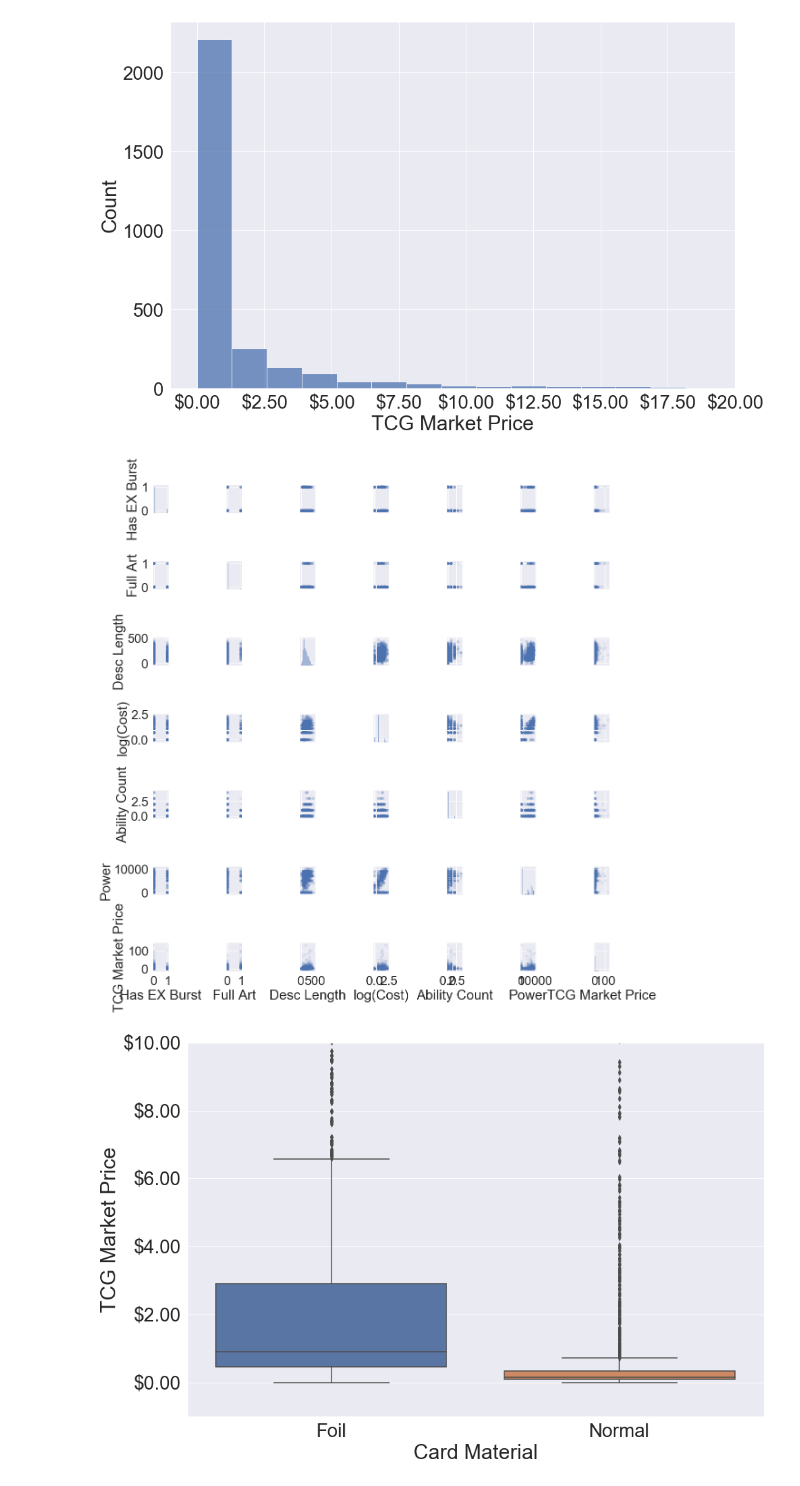
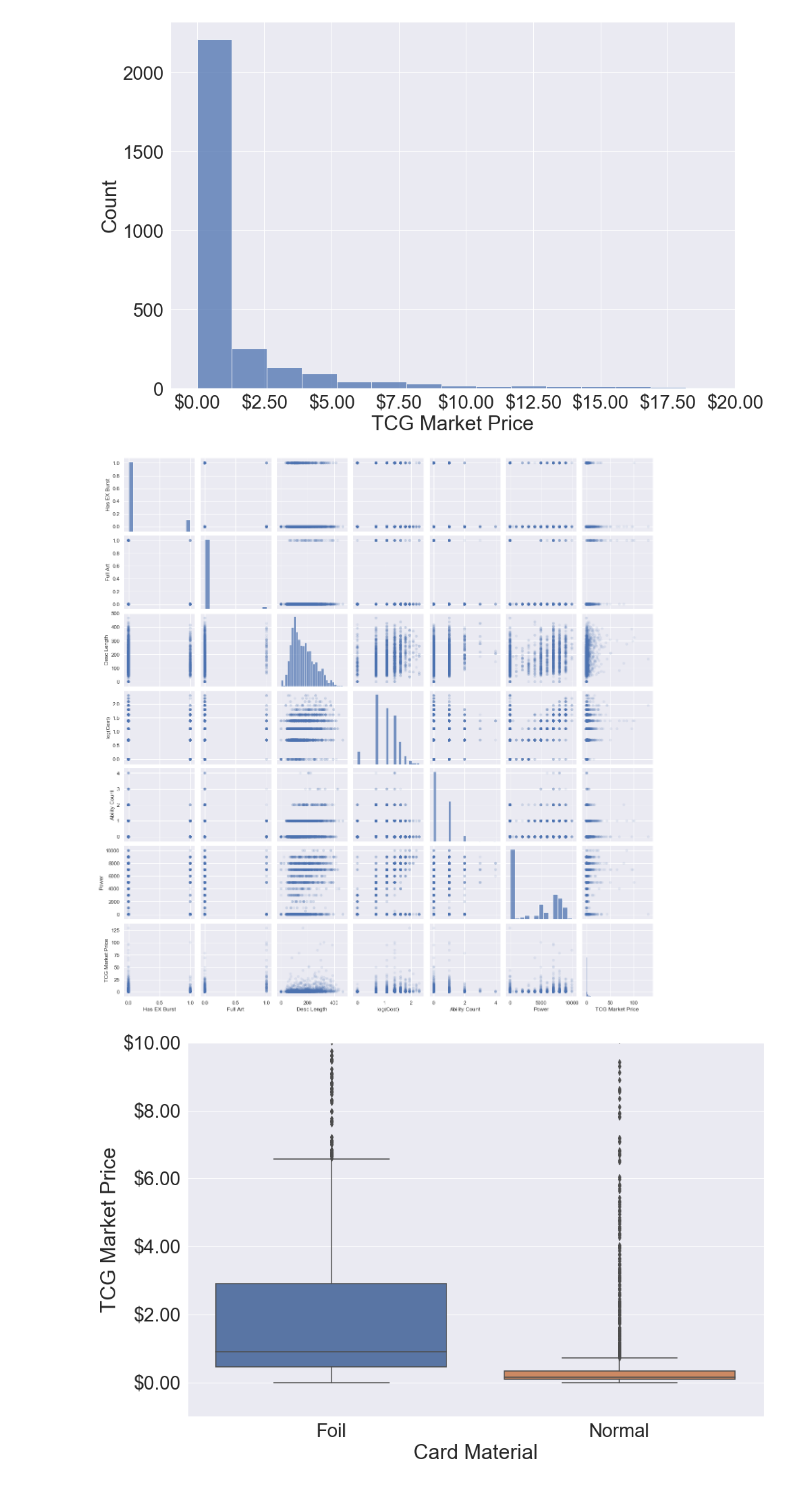
Before and after one commit to warren-andrew/lin-reg-tcg, a Jupyter notebook: Data Cleaning and Modelling.ipynb, the cells around one changed output. Saved outputs shown, nothing was run; the diff lists cells and outputs as text; code cells hidden in the pictures.

```diff
--- a/Data Cleaning and Modelling.ipynb
+++ b/Data Cleaning and Modelling.ipynb
@@ -188,7 +191,9 @@ plt.pyplot.savefig('price histogram.svg')
 # %% [output]
 [figure]
 # %%
+sns.set(font_scale=1)
+
 sns.pairplot(df_raw, plot_kws=dict(alpha=.1, edgecolor='none'));
 # %% [output]
-[figure, old version]
+[figure, new version]
 # %%
```
Also changed, not shown: parts of 21 cells of this notebook, 7 other files.
